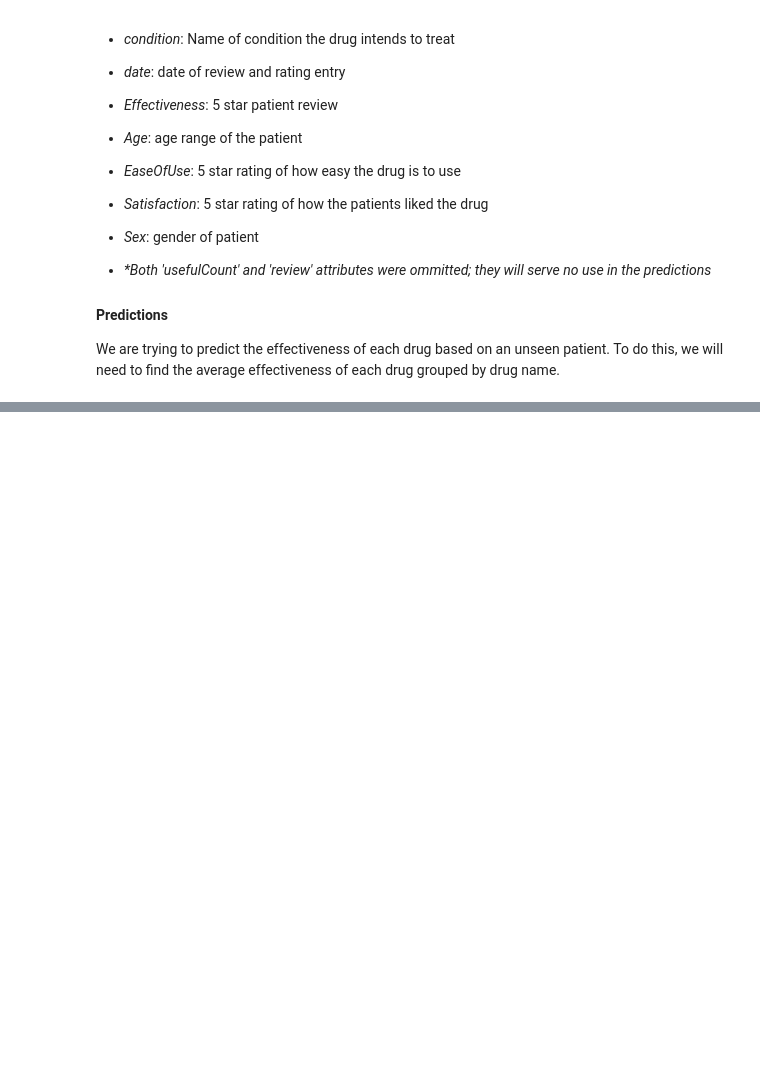
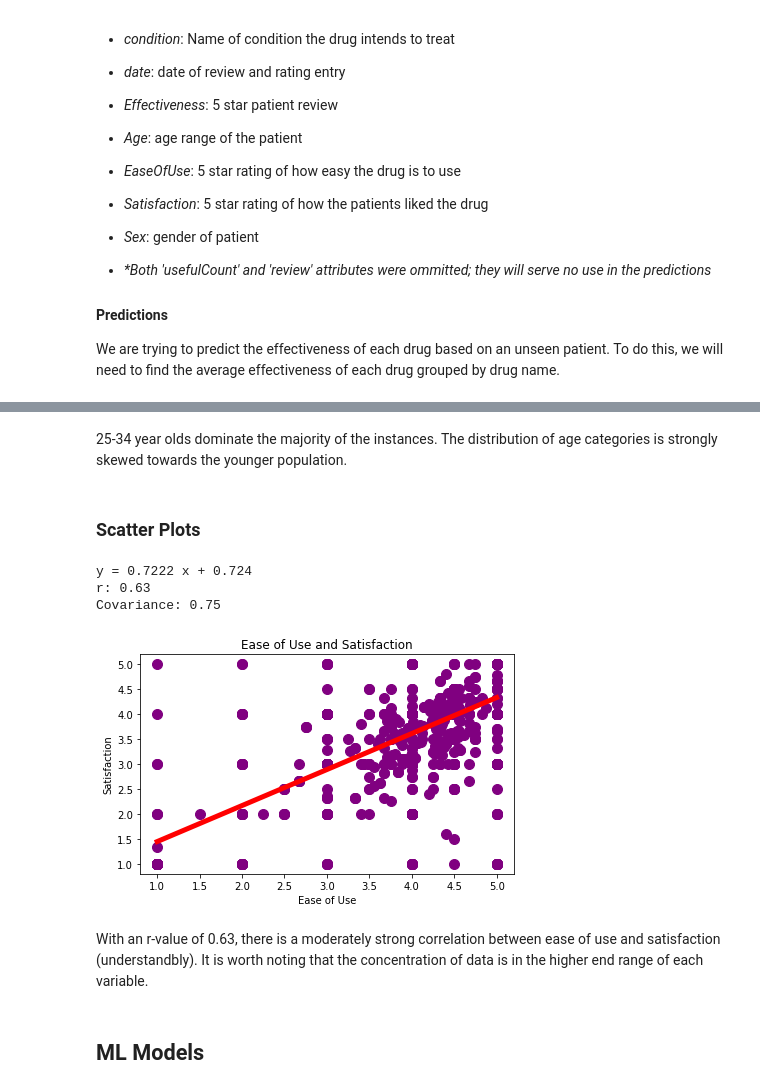
Before and after one commit to cthorpen/CPSC322-Final-Project, a Jupyter notebook: project.ipynb, the cells around one changed output, grey strips where cells are left out. Cells and saved outputs as stored; diff of their text form; code cells hidden in the pictures; blank space fills up the shorter version.

```diff
--- a/project.ipynb
+++ b/project.ipynb
@@ -136,3 +176,21 @@ value to the following categorical values:
+# %% [markdown]
+25-34 year olds dominate the majority of the instances. The distribution of age categories is strongly skewed towards the younger population.
+# %% [markdown]
+### Scatter Plots
+# %%
+eou_data = avg_drug_table.get_column('EaseofUse')
+satisfaction_data = avg_drug_table.get_column('Satisfaction')
+
+plot.scatter_chart(eou_data, satisfaction_data, "Ease of Use and Satisfaction", 'Ease of Use', 'Satisfaction')
+# %% [output]
+y = 0.7222 x + 0.724
+r: 0.63
+Covariance: 0.75
+[figure, added]
+# %% [markdown]
+With an r-value of 0.63, there is a moderately strong correlation between ease of use and satisfaction (understandbly). It is worth noting that the concentration of data is in the higher end range of each variable.
+# %% [markdown]
+## ML Models
 # %%
 # get X and y for stratified k fold cross validation
 X = []
```
Also changed, not shown: parts of 14 cells of this notebook.
